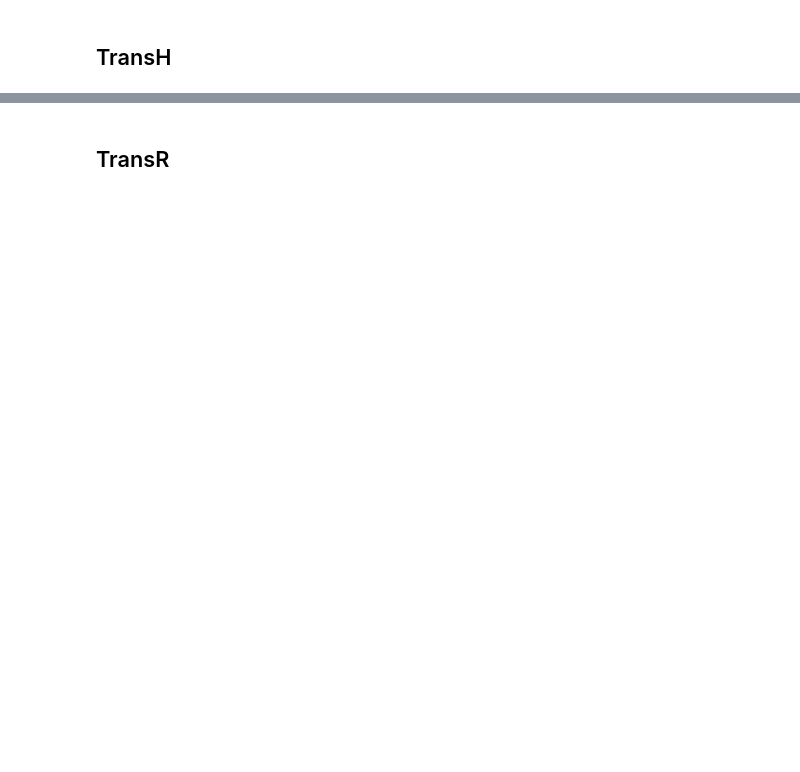
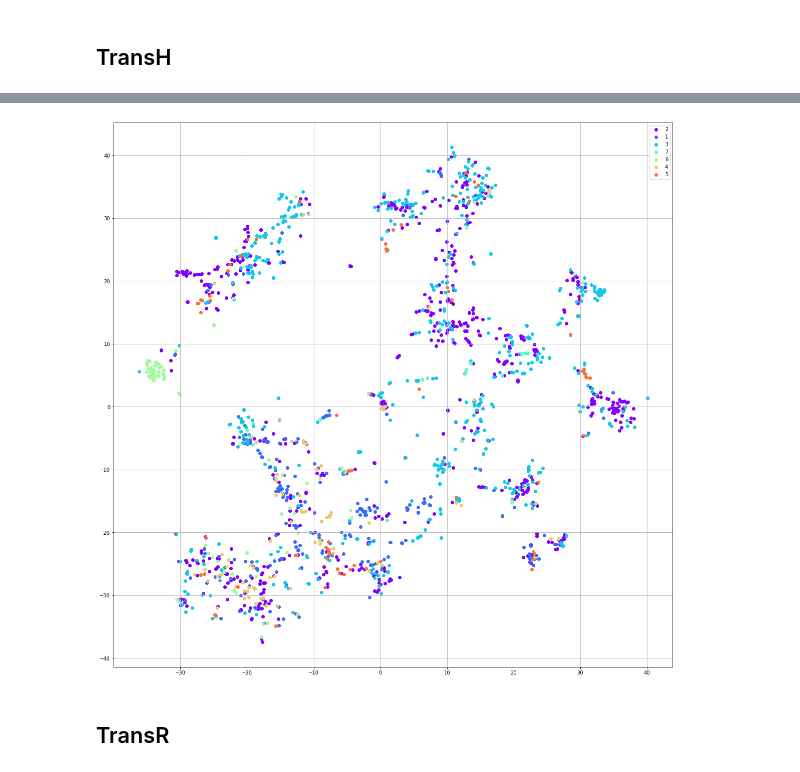
Before and after one commit to bio-ontology-research-group/mowl, a Jupyter notebook: docs/source/tutorials/Translational.ipynb, the cells around one changed output, grey strips where cells are left out. Cells and saved outputs as stored; diff of their text form; code cells hidden in the pictures; blank space fills up the shorter version.

```diff
--- a/docs/source/tutorials/Translational.ipynb
+++ b/docs/source/tutorials/Translational.ipynb
@@ -168,0 +186,17 @@ resultsH.hits_at_k
+# %%
+ec_dict_H = {}
+for prot in ec_numbers:
+    if prot in protH_embeddings:
+        ec_dict_H[prot] = protH_embeddings[prot]
+
+size = modelH.embedding_dim
+embedsH = np.zeros((len(ec_dict_H), size), dtype=np.float32)
+
+for i, emb in enumerate(ec_dict_H.values()):
+    embedsH[i, :] = emb
+nodemapH = {}
+for i, m in enumerate(ec_dict_H.keys()):
+    nodemapH[i] = m
+
+
+XH = TSNE(n_components=2, verbose=1, n_iter=5000, n_jobs=8).fit_transform(embedsH)
@@ -169,3 +221,31 @@ resultsH.hits_at_k
+# %%
+classes = {'0': [[], []]}
+for item in nodemapH.items():
+    k, v = item
+    if v in ec_numbers:
+        ec = ec_numbers[v].split('.')[0]
+        if ec not in classes:
+            classes[ec] = [[], []]
+        classes[ec][0].append(XH[k, 0])
+        classes[ec][1].append(XH[k, 1])
+
+colors = iter(plt.cm.rainbow(np.linspace(0, 1, len(classes))))
+fig, ax = plt.subplots(figsize=(20, 20))
+
+for ec, items in classes.items():
+    if ec == '0':
+        continue
+    color = next(colors)
+    ax.scatter(items[0], items[1], color=color, label=ec)
+
+ax.legend()
+ax.grid(True)
+
+plt.savefig('data/fig_transH.jpg')
+
+plt.show()
+# %% [output]
+[figure, added]
 # %% [markdown]
 ## TransR
 # %%
```
Also changed, not shown: parts of 22 cells of this notebook, 6 other files.
